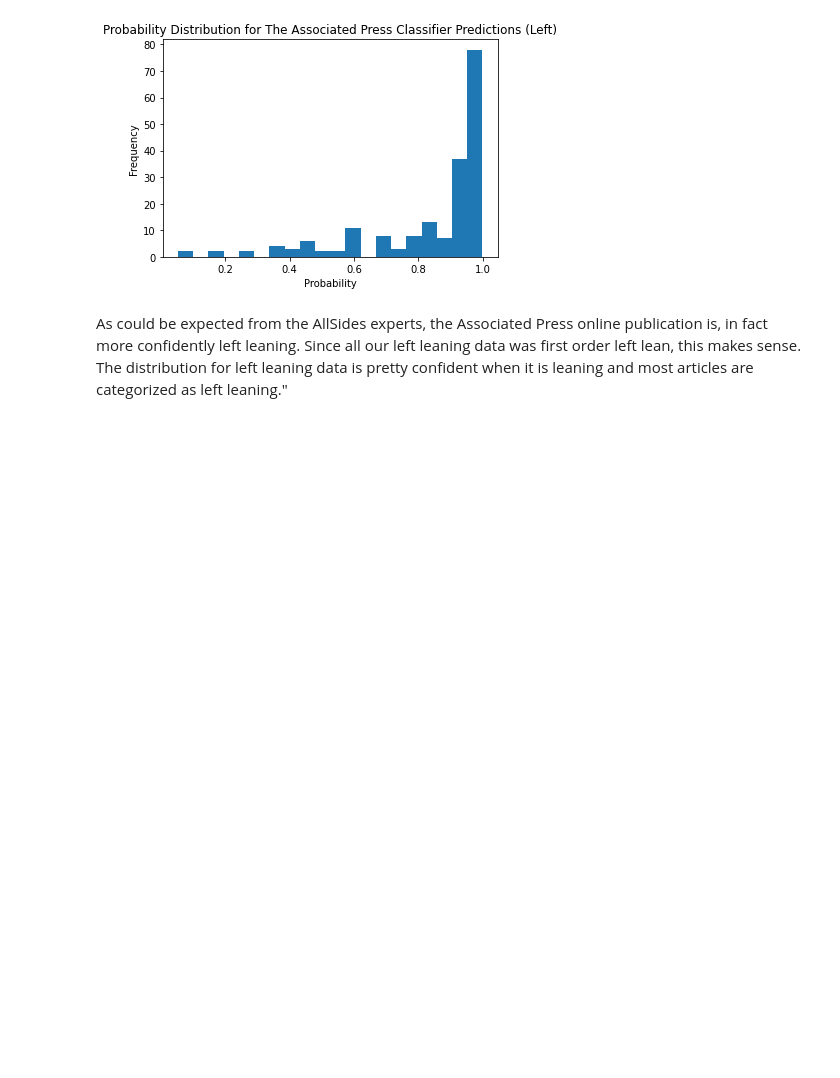
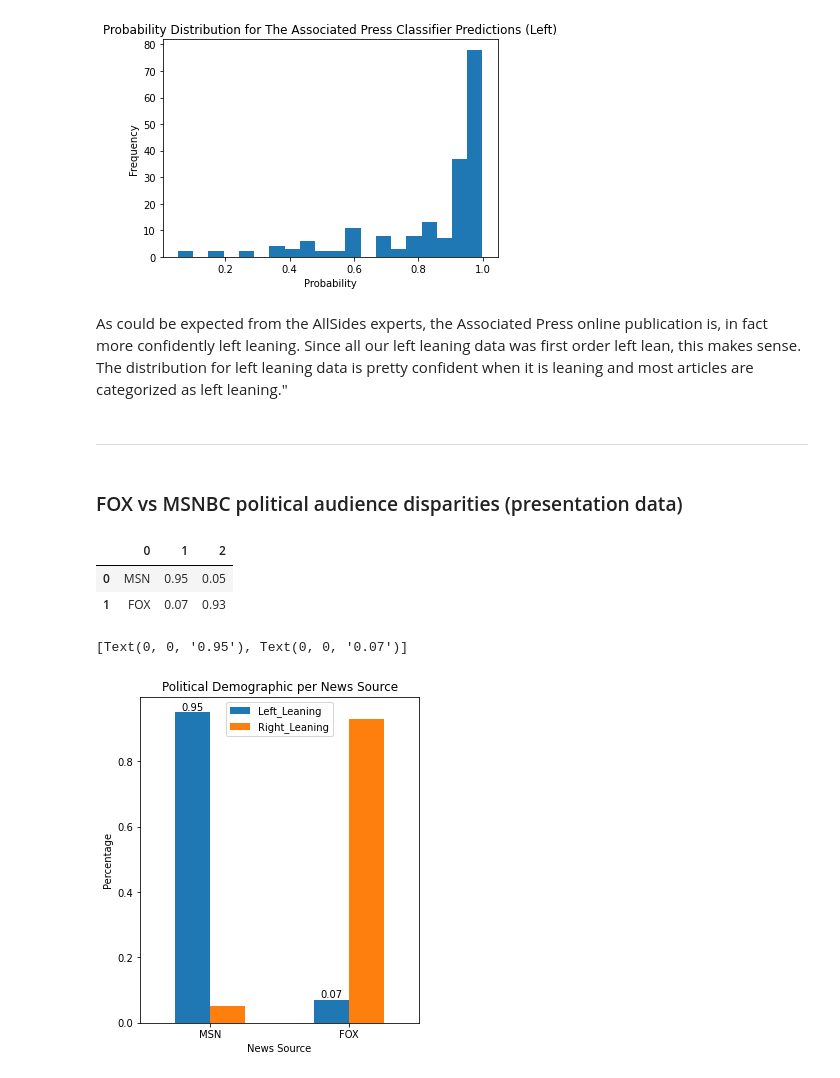
Before and after one commit to fausa/Bias_Detection_in_Journalism, a Jupyter notebook: deliverables/ADS509_FausA_PREPROCESS_EDA_MODELING.ipynb, the cells around one changed output. Drawn from its saved outputs; the diff is of its cells as text; code cells hidden in the pictures; blank space fills up the shorter version.

Commit message:
added presentation visuals

```diff
--- a/deliverables/ADS509_FausA_PREPROCESS_EDA_MODELING.ipynb
+++ b/deliverables/ADS509_FausA_PREPROCESS_EDA_MODELING.ipynb
@@ -1453,3 +1453,32 @@ plt.show()
 [figure]
 # %% [markdown]
 As could be expected from the AllSides experts, the Associated Press online publication is, in fact more confidently left leaning. Since all our left leaning data was first order left lean, this makes sense. The distribution for left leaning data is pretty confident when it is leaning and most articles are categorized as left leaning."
+# %% [markdown]
+---
+# %% [markdown]
+### FOX vs MSNBC political audience disparities (presentation data)
+# %%
+MSNBC_political_demographic = [['MSN',0.95, 0.05],['FOX',0.07, 0.93]]
+FOX_political_demographic = []
+News_political_demographic=pd.DataFrame(MSNBC_political_demographic)
+# %%
+News_political_demographic.head()
+# %% [output]
+|  | 0 | 1 | 2 |
+| 0 | MSN | 0.95 | 0.05 |
+| 1 | FOX | 0.07 | 0.93 |
+# %%
+News_political_demographic.rename (columns = {0:'News_Source'}, inplace=True)
+News_political_demographic.rename (columns = {1:'Left_Leaning'}, inplace=True)
+News_political_demographic.rename (columns = {2:'Right_Leaning'}, inplace=True)
+# %%
+ax2=News_political_demographic.plot(kind="bar", x='News_Source',rot=0,
+                                  legend=True,
+                                  figsize=(5,6),
+                                  xlabel='News Source',
+                                  ylabel='Percentage',
+                                  title='Political Demographic per News Source')
+ax2.bar_label(ax2.containers[0])
+# %% [output]
+[Text(0, 0, '0.95'), Text(0, 0, '0.07')]
+[figure, added]
```
